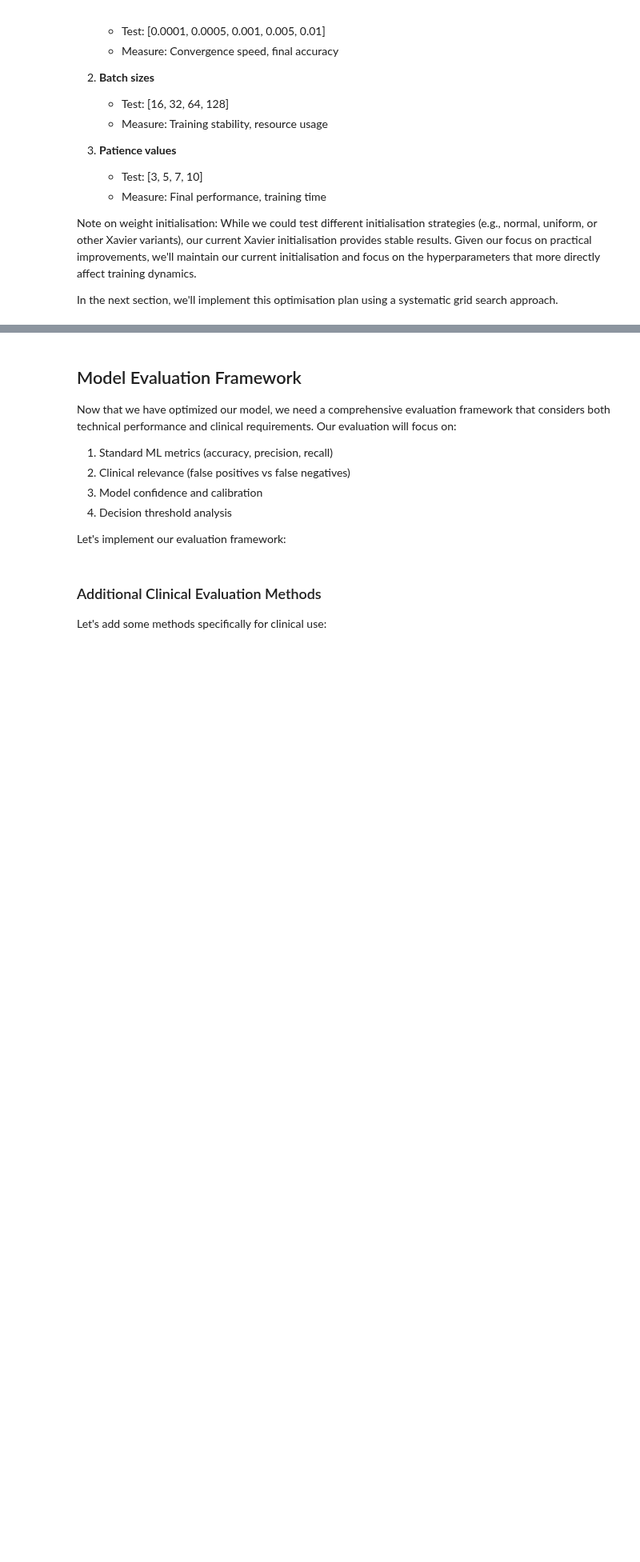
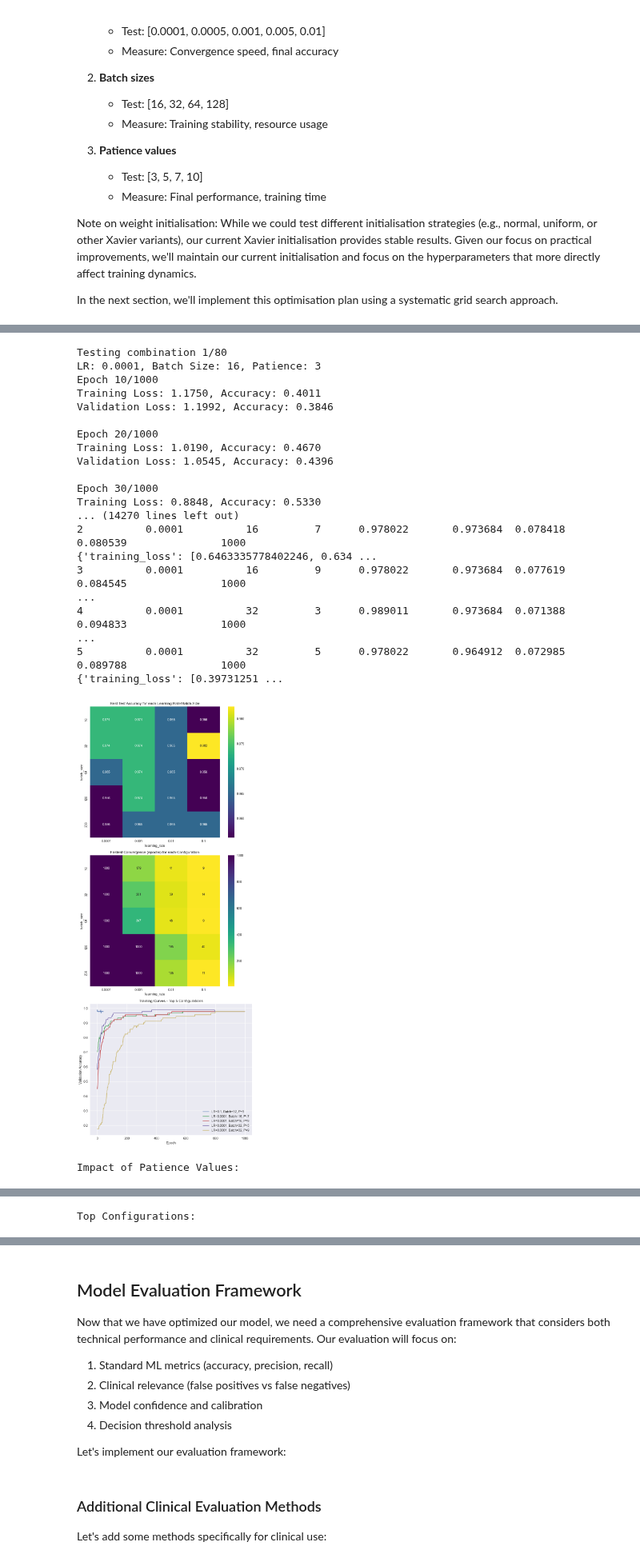
Before and after one commit to powell-clark/supervised-machine-learning, a Jupyter notebook: notebooks/1b_logistic_regression_practical.ipynb, the cells around one changed output, grey strips where cells are left out. Shown at 80% size. Cells and saved outputs as stored; diff of their text form; code cells hidden in the pictures; blank space fills up the shorter version.

```diff
--- a/notebooks/1b_logistic_regression_practical.ipynb
+++ b/notebooks/1b_logistic_regression_practical.ipynb
@@ -2459,7 +2512,7 @@ class ModelOptimiser:
 
     def plot_results(self, results_df):
         """Create comprehensive visualisation of optimisation results."""
-        fig = plt.figure(figsize=(10, 24))
+        fig = plt.figure(figsize=(8, 20))
 
         # Plot 1: Heatmap of test accuracy
         plt.subplot(3, 1, 1)
@@ -2504,30 +2557,50 @@ class ModelOptimiser:
             'test_accuracy': ['mean', 'std', 'max'],
             'convergence_epoch': 'mean'
         }).round(3)
         patience_impact.columns = ['Mean Test Accuracy', 'Standard Deviation', 'Maximum Test Accuracy', 'Average Epochs']
         print("\nImpact of Patience Values:")
         display(patience_impact)
 
         # Return top configurations without history
         return results_df[['learning_rate', 'batch_size', 'patience',
                           'val_accuracy', 'test_accuracy', 'convergence_epoch']]\
             .sort_values('test_accuracy', ascending=False)\
             .head()
 
 # Run optimisation experiments
 optimiser = ModelOptimiser(training_features_scaled, training_labels,
                           validation_features_scaled, validation_labels,
                           test_features_scaled, test_labels)
 
 # Run grid search with extended parameter ranges
 results = optimiser.run_experiments(
     learning_rates=[0.0001, 0.001, 0.01, 0.1],
     batch_sizes=[16, 32, 64, 128, 256],
     patience_values=[3, 5, 7, 9]
 )
 print(results.to_string())
 # Plot results
 top_configs = optimiser.plot_results(results)
 
 print("\nTop Configurations:")
 display(top_configs)
+# %% [output]
+Testing combination 1/80
+LR: 0.0001, Batch Size: 16, Patience: 3
+Epoch 10/1000
+Training Loss: 1.1750, Accuracy: 0.4011
+Validation Loss: 1.1992, Accuracy: 0.3846
+
+Epoch 20/1000
+Training Loss: 1.0190, Accuracy: 0.4670
+Validation Loss: 1.0545, Accuracy: 0.4396
+
+Epoch 30/1000
+Training Loss: 0.8848, Accuracy: 0.5330
+... (14270 lines left out)
+2          0.0001          16         7      0.978022       0.973684  0.078418   0.080539               1000                                                {'training_loss': [0.6463335778402246, 0.634 ...
+3          0.0001          16         9      0.978022       0.973684  0.077619   0.084545               1000                                                                                             ...
+4          0.0001          32         3      0.989011       0.973684  0.071388   0.094833               1000                                                                                             ...
+5          0.0001          32         5      0.978022       0.964912  0.072985   0.089788               1000                                                               {'training_loss': [0.39731251 ...
+[figure, added]
+Impact of Patience Values:
@@ -2533,0 +2613 @@ display(top_configs)
+Top Configurations:
```
Also changed, not shown: parts of 7 cells of this notebook.
